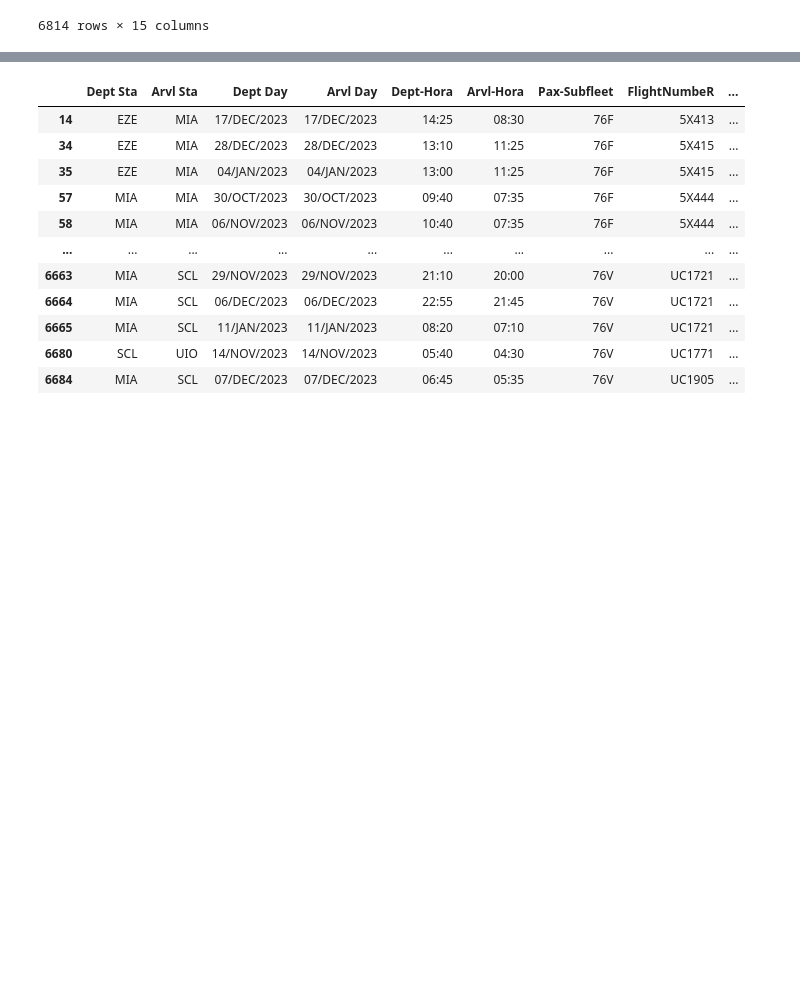
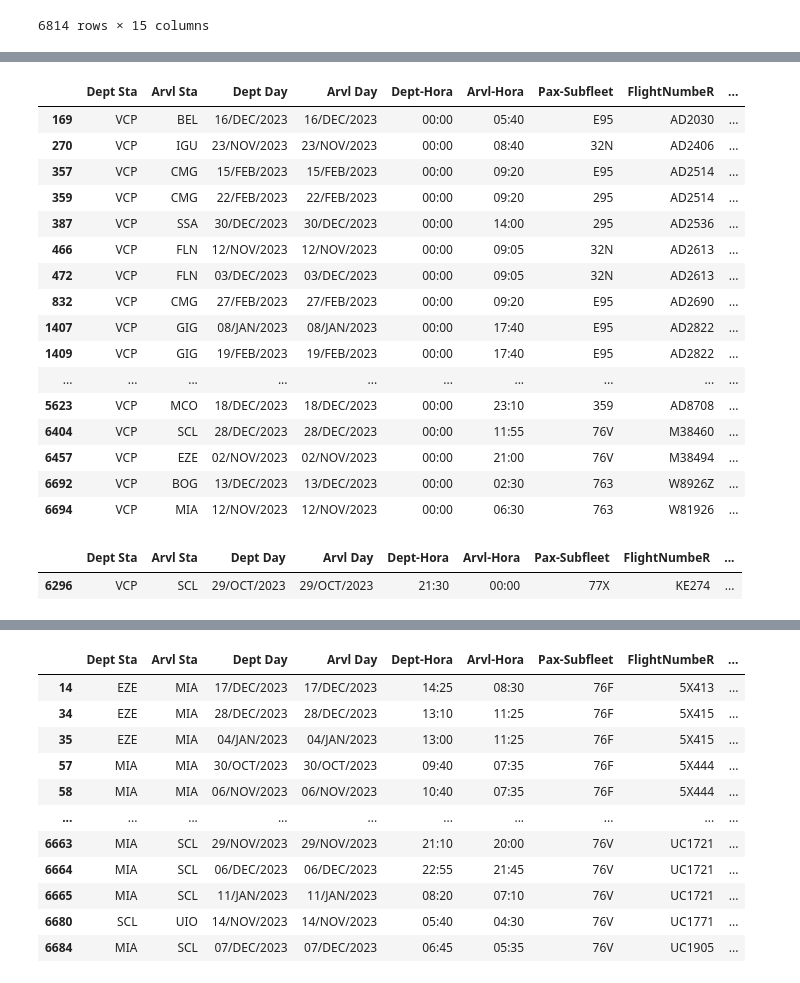
Before and after one commit to yuuhekurenai/ConvertSIR, a Jupyter notebook: transformacao.ipynb, the cells around one changed output, grey strips where cells are left out. Cells and saved outputs as stored; diff of their text form; code cells hidden in the pictures; blank space fills up the shorter version.

```diff
--- a/transformacao.ipynb
+++ b/transformacao.ipynb
@@ -1774,0 +185,51 @@ See the caveats in the documentation: https://pandas.pydata.org/pandas-docs/stab
+# %%
+df_frame37 = df_orig.query('KeyX == 1  & Key == 37  & Kdept == 10').copy()
+df_frame37['FlightNumbeR'] = df_frame37['Arvl Sta'].apply( lambda x: x[0:8])
+df_frame37['Dept Sta'] = 'VCP'
+df_frame37['Arvl Sta'] = df_frame37['Dept-Hora'].apply( lambda x: x[4:7])
+df_frame37['Arvl Day'] = df_frame37['Dept Day'].apply(lambda x: x[0:2] + '/' + x[2:5] + '/' + '2023')
+df_frame37['Dept Day'] = df_frame37['Dept Day'].apply(lambda x: x[0:2] + '/' + x[2:5] + '/' + '2023')
+df_frame37['Trilho'] = ''
+df_frame37['Pax'] = df_frame37['Pax-Subfleet'].apply( lambda x: x[0:3])
+df_frame37['Pax-Subfleet'] = df_frame37['Pax-Subfleet'].apply(lambda x: x[3:6])
+df_frame37['Arvl-Hora'] = df_frame37['Dept-Hora'].apply(lambda x: x[0:2] + ':' + x[2:4])
+df_frame37['Dept-Hora'] = '00:00'
+df_frame37 = df_frame37[['Dept Sta', 'Arvl Sta', 'Dept Day', 'Arvl Day', 'Dept-Hora', 'Arvl-Hora','Pax-Subfleet','FlightNumbeR','FlightNumberArvl', 'Trilho','Svc Type', 'Pax', 'Week-Day']]
+p5 = df_frame37
+p5
+# %% [output]
+|  | Dept Sta | Arvl Sta | Dept Day | Arvl Day | Dept-Hora | Arvl-Hora | Pax-Subfleet | FlightNumbeR | ... |
+| 169 | VCP | BEL | 16/DEC/2023 | 16/DEC/2023 | 00:00 | 05:40 | E95 | AD2030 | ... |
+| 270 | VCP | IGU | 23/NOV/2023 | 23/NOV/2023 | 00:00 | 08:40 | 32N | AD2406 | ... |
+| 357 | VCP | CMG | 15/FEB/2023 | 15/FEB/2023 | 00:00 | 09:20 | E95 | AD2514 | ... |
+| 359 | VCP | CMG | 22/FEB/2023 | 22/FEB/2023 | 00:00 | 09:20 | 295 | AD2514 | ... |
+| 387 | VCP | SSA | 30/DEC/2023 | 30/DEC/2023 | 00:00 | 14:00 | 295 | AD2536 | ... |
+| 466 | VCP | FLN | 12/NOV/2023 | 12/NOV/2023 | 00:00 | 09:05 | 32N | AD2613 | ... |
+| 472 | VCP | FLN | 03/DEC/2023 | 03/DEC/2023 | 00:00 | 09:05 | 32N | AD2613 | ... |
+| 832 | VCP | CMG | 27/FEB/2023 | 27/FEB/2023 | 00:00 | 09:20 | E95 | AD2690 | ... |
+| 1407 | VCP | GIG | 08/JAN/2023 | 08/JAN/2023 | 00:00 | 17:40 | E95 | AD2822 | ... |
+| 1409 | VCP | GIG | 19/FEB/2023 | 19/FEB/2023 | 00:00 | 17:40 | E95 | AD2822 | ... |
+| ... | ... | ... | ... | ... | ... | ... | ... | ... | ... |
+| 5623 | VCP | MCO | 18/DEC/2023 | 18/DEC/2023 | 00:00 | 23:10 | 359 | AD8708 | ... |
+| 6404 | VCP | SCL | 28/DEC/2023 | 28/DEC/2023 | 00:00 | 11:55 | 76V | M38460 | ... |
+| 6457 | VCP | EZE | 02/NOV/2023 | 02/NOV/2023 | 00:00 | 21:00 | 76V | M38494 | ... |
+| 6692 | VCP | BOG | 13/DEC/2023 | 13/DEC/2023 | 00:00 | 02:30 | 763 | W8926Z | ... |
+| 6694 | VCP | MIA | 12/NOV/2023 | 12/NOV/2023 | 00:00 | 06:30 | 763 | W81926 | ... |
+# %%
+df_frame36 = df_orig.query('KeyX == 1  & Key == 36 & Kdept == 10').copy()
+df_frame36['FlightNumbeR'] = df_frame36['Arvl Sta']
+df_frame36['Dept Sta'] = 'VCP'
+df_frame36['Arvl Sta'] = df_frame36['Dept-Hora'].apply( lambda x: x[4:7])
+df_frame36['Arvl Day'] = df_frame36['Dept Day'].apply(lambda x: x[0:2] + '/' + x[2:5] + '/' + '2023')
+df_frame36['Dept Day'] = df_frame36['Dept Day'].apply(lambda x: x[0:2] + '/' + x[2:5] + '/' + '2023')
+df_frame36['Trilho'] = ''
+df_frame36['Pax'] = df_frame36['Pax-Subfleet'].apply( lambda x: x[0:3])
+df_frame36['Pax-Subfleet'] = df_frame36['Pax-Subfleet'].apply(lambda x: x[3:6])
+df_frame36['Arvl-Hora'] = '00:00'
+df_frame36['Dept-Hora'] = df_frame36['Dept-Hora'].apply(lambda x: x[0:2] + ':' + x[2:4])
+df_frame36 = df_frame36[['Dept Sta', 'Arvl Sta', 'Dept Day', 'Arvl Day', 'Dept-Hora', 'Arvl-Hora','Pax-Subfleet','FlightNumbeR','FlightNumberArvl', 'Trilho','Svc Type', 'Pax', 'Week-Day']]
+p6 = df_frame36
+p6
+# %% [output]
+|  | Dept Sta | Arvl Sta | Dept Day | Arvl Day | Dept-Hora | Arvl-Hora | Pax-Subfleet | FlightNumbeR | ... |
+| 6296 | VCP | SCL | 29/OCT/2023 | 29/OCT/2023 | 21:30 | 00:00 | 77X | KE274 | ... |
```
Also changed, not shown: parts of 78 cells of this notebook.
